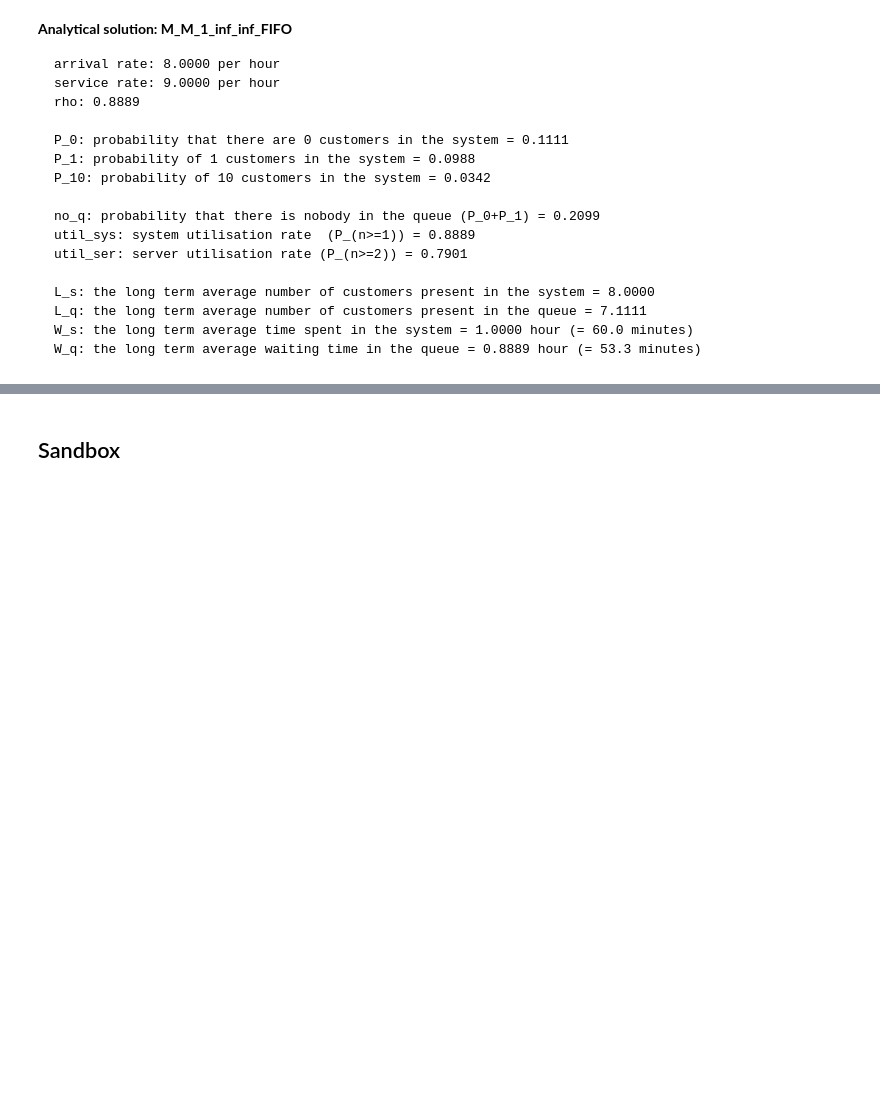
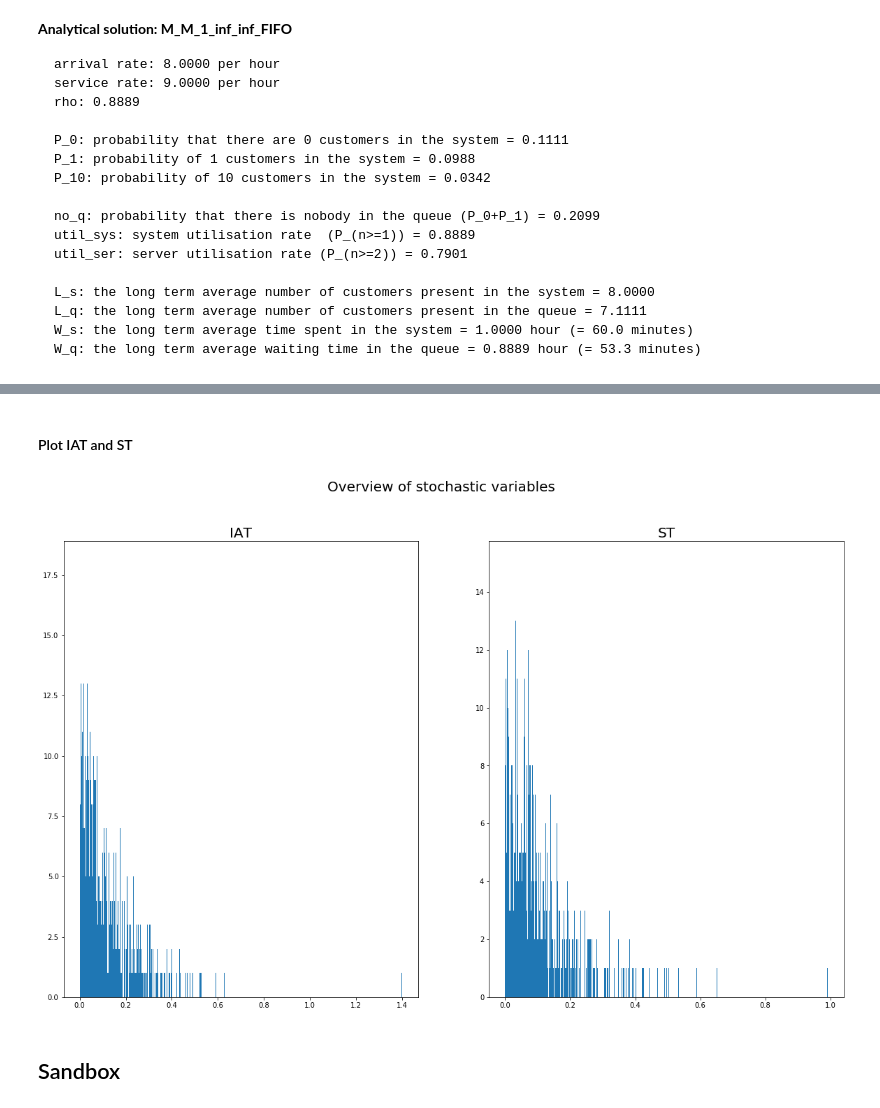
Before and after one commit to TUDelft-CITG/OpenQTSim, a Jupyter notebook: notebooks/OpenQTSim - M M 1 example.ipynb, the cells around one changed output, grey strips where cells are left out. Drawn from its saved outputs; the diff is of its cells as text; code cells hidden in the pictures; blank space fills up the shorter version.

```diff
--- a/notebooks/OpenQTSim - M M 1 example.ipynb
+++ b/notebooks/OpenQTSim - M M 1 example.ipynb
@@ -148,2 +148,13 @@ df_sys.head(10)
+# %% [markdown]
+#### Plot IAT and ST
+# %%
+import matplotlib.pyplot as plt
+fig, (ax1, ax2) = plt.subplots(1, 2, figsize=(20, 12))
+
+fig.suptitle('Overview of stochastic variables', fontsize=20)
+ax1.hist(df_cust["IAT"],1000); ax1.set_title('IAT', fontsize=20);
+ax2.hist(df_cust["ST"],1000); ax2.set_title('ST', fontsize=20);
+# %% [output]
+[figure, added]
 # %% [markdown]
 ## Sandbox
```
Also changed, not shown: parts of 5 cells of this notebook, 3 other files.
